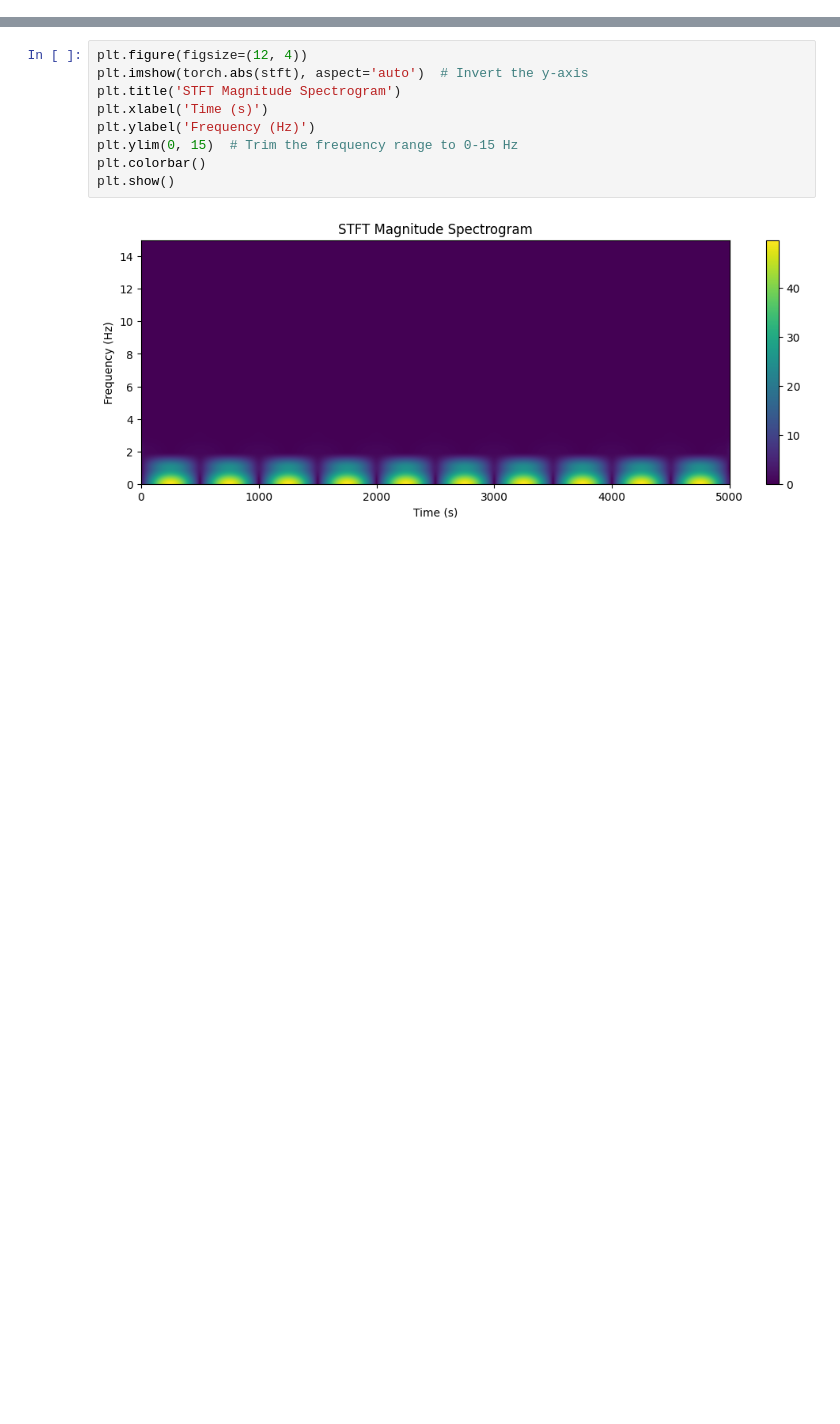
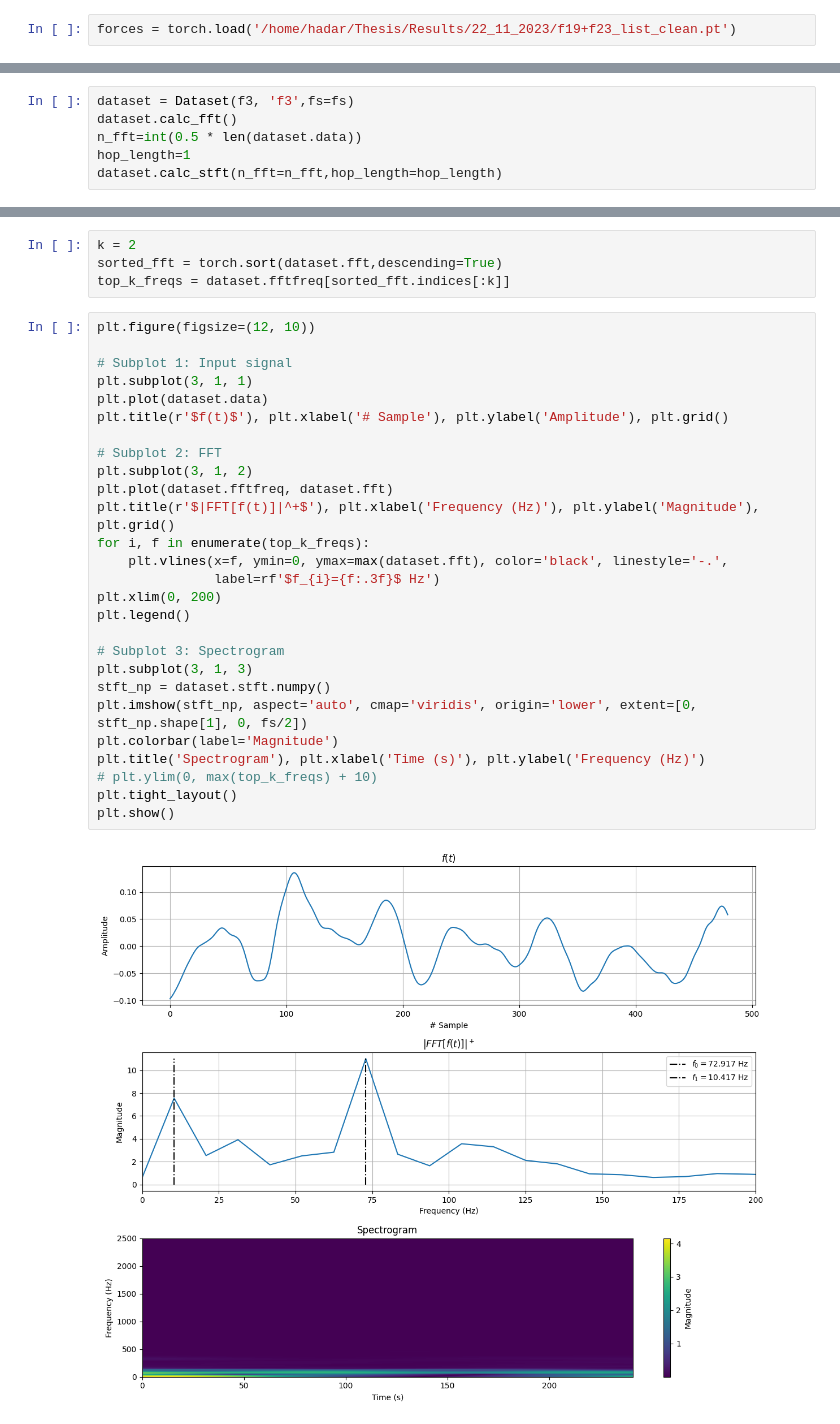
Before and after one commit to Hadar933/Thesis, a Jupyter notebook: playground.ipynb, the cells around one changed output, grey strips where cells are left out. Drawn from its saved outputs; the diff is of its cells as text; blank space fills up the shorter version.

Commit message:
[stft] added testing notebook

```diff
--- a/playground.ipynb
+++ b/playground.ipynb
@@ -56,0 +41,2 @@ STFT shape: torch.Size([51, 5001])
+# %%
+forces = torch.load('/home/hadar/Thesis/Results/22_11_2023/f19+f23_list_clean.pt')
@@ -56,0 +115,6 @@ STFT shape: torch.Size([51, 5001])
+# %%
+dataset = Dataset(f3, 'f3',fs=fs)
+dataset.calc_fft()
+n_fft=int(0.5 * len(dataset.data))
+hop_length=1
+dataset.calc_stft(n_fft=n_fft,hop_length=hop_length)
@@ -57,11 +129,33 @@ STFT shape: torch.Size([51, 5001])
+# %%
+k = 2
+sorted_fft = torch.sort(dataset.fft,descending=True)
+top_k_freqs = dataset.fftfreq[sorted_fft.indices[:k]]
 # %%
-plt.figure(figsize=(12, 4))
-plt.imshow(torch.abs(stft), aspect='auto')  # Invert the y-axis
-plt.title('STFT Magnitude Spectrogram')
-plt.xlabel('Time (s)')
-plt.ylabel('Frequency (Hz)')
-plt.ylim(0, 15)  # Trim the frequency range to 0-15 Hz
-plt.colorbar()
+plt.figure(figsize=(12, 10))
+
+# Subplot 1: Input signal
+plt.subplot(3, 1, 1)
+plt.plot(dataset.data)
+plt.title(r'$f(t)$'), plt.xlabel('# Sample'), plt.ylabel('Amplitude'), plt.grid()
+
+# Subplot 2: FFT
+plt.subplot(3, 1, 2)
+plt.plot(dataset.fftfreq, dataset.fft)
+plt.title(r'$|FFT[f(t)]|^+$'), plt.xlabel('Frequency (Hz)'), plt.ylabel('Magnitude'), plt.grid()
+for i, f in enumerate(top_k_freqs):
+    plt.vlines(x=f, ymin=0, ymax=max(dataset.fft), color='black', linestyle='-.',
+               label=rf'$f_{i}={f:.3f}$ Hz')
+plt.xlim(0, 200)
+plt.legend()
+
+# Subplot 3: Spectrogram
+plt.subplot(3, 1, 3)
+stft_np = dataset.stft.numpy()
+plt.imshow(stft_np, aspect='auto', cmap='viridis', origin='lower', extent=[0, stft_np.shape[1], 0, fs/2])
+plt.colorbar(label='Magnitude')
+plt.title('Spectrogram'), plt.xlabel('Time (s)'), plt.ylabel('Frequency (Hz)')
+# plt.ylim(0, max(top_k_freqs) + 10)
+plt.tight_layout()
 plt.show()
 # %% [output]
-[figure, old version]
+[figure, new version]
```
Also changed, not shown: parts of 17 cells of this notebook.
